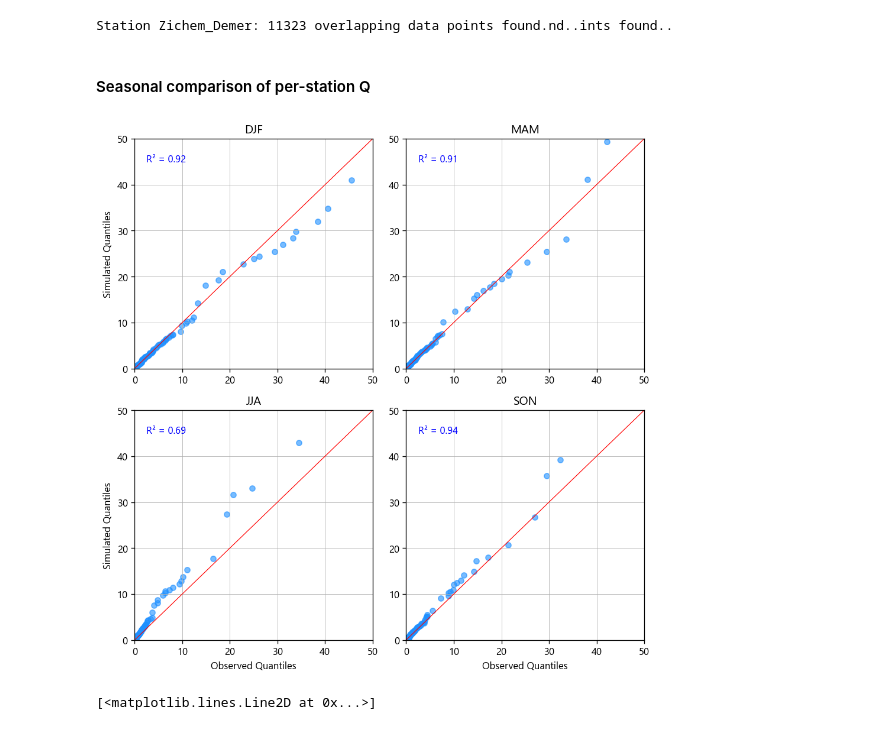
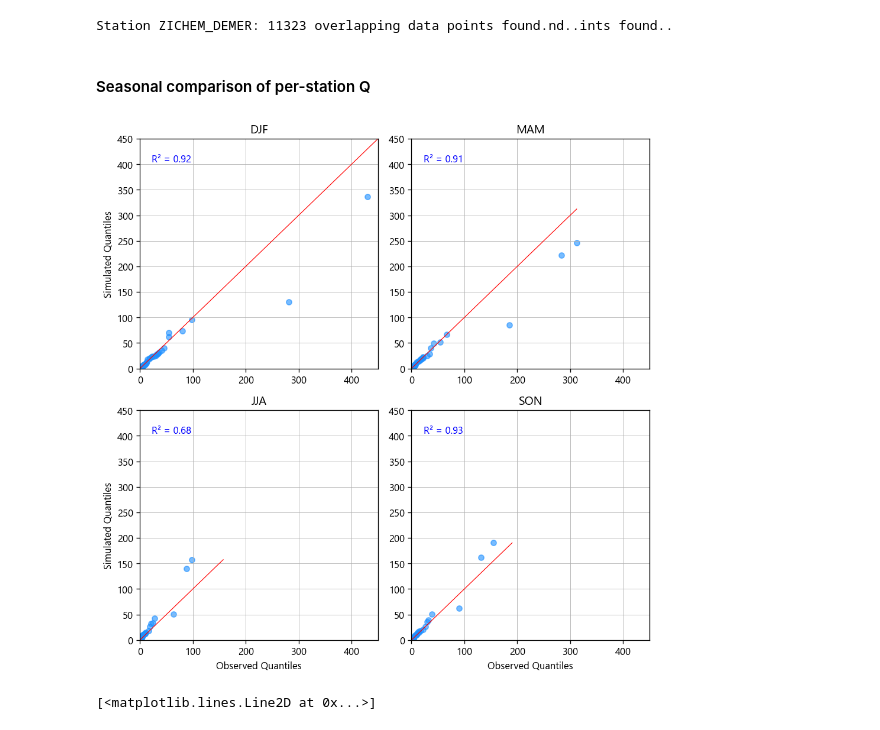
Before and after one commit to klekarkar/mHM_IO_dataprocessing, a Jupyter notebook: ISIMIP_recharge_assessment.ipynb, the cells around one changed output. Cells and saved outputs as stored; diff of their text form; code cells hidden in the pictures.

```diff
--- a/ISIMIP_recharge_assessment.ipynb
+++ b/ISIMIP_recharge_assessment.ipynb
@@ -139,6 +139,17 @@ def extract_flow_quantiles(merged_Q: pd.Series, station_id: str):
     else:
         print(f"Station {station_id}: skipped ({len(q_model)} points only).", end="\r")
         return None
+
+#==================================================
+#change dictionary keys to upper case
+def keys_upper(test_dict):
+    res = dict()
+    for key in test_dict.keys():
+        if isinstance(test_dict[key], dict):
+            res[key.upper()] = keys_upper(test_dict[key])
+        else:
+            res[key.upper()] = test_dict[key]
+    return res
 # %%
 models = ["GFDL-ESM4", "IPSL-CM6A-LR", "MPI-ESM1-2-HR", "MRI-ESM2-0", "UKESM1-0-LL"]
 
@@ -151,9 +162,14 @@ for model in models:
     for fpath in sim_files:
         station_name = os.path.splitext(os.path.basename(fpath))[0]
 
-        if station_name in eval_Obs:
+        #match cases
+        station_name = station_name.upper()
 
-            obs_Q = eval_Obs[station_name]
+        #change dict keys to upper case
+        eval_Obs_upper = keys_upper(eval_Obs)
+        if station_name in eval_Obs_upper.keys():
+
+            obs_Q = eval_Obs_upper[station_name]
             #set index to datetime if not already
             if not isinstance(obs_Q.index, pd.DatetimeIndex):
                 obs_Q.index = pd.to_datetime(obs_Q.index)
@@ -174,7 +190,7 @@ for model in models:
 
         all_quantiles[model] = quantiles_df
 # %% [output]
-Station Zichem_Demer: 11323 overlapping data points found.nd..ints found..
+Station ZICHEM_DEMER: 11323 overlapping data points found.nd..ints found..
 # %% [markdown]
 #### Seasonal comparison of per-station Q
 # %%
@@ -185,6 +201,7 @@ season_map = {12:"DJF",1:"DJF",2:"DJF",
 
 all_seasonal = {}
 
+
 for model in models:
     sim_files = glob.glob(f"isimip_Q/{model}/Qrouted/*.csv")
     model_season = []
@@ -192,9 +209,15 @@ for model in models:
     for fpath in sim_files:
         station_name = os.path.splitext(os.path.basename(fpath))[0]
 
-        if station_name in eval_Obs:
+        #match cases
+        station_name = station_name.upper()
 
-            obs_Q = eval_Obs[station_name]
+        #change dict keys to upper case
+        eval_Obs_upper = keys_upper(eval_Obs)
+
+        if station_name in eval_Obs_upper.keys():
+
+            obs_Q = eval_Obs_upper[station_name]
             sim_Q = pd.read_csv(fpath, index_col=0, parse_dates=True)
 
             # merge by date
@@ -236,36 +259,36 @@ for ax, season in zip(axes.ravel(), seasons):
 
     probs = np.linspace(0, 100, 101)
     eval_Obs = np.nanpercentile(obs_season, probs)
     q_sim = np.nanpercentile(sim_season, probs)
 
     # Compute R²
     r2_season = r2_score(eval_Obs, q_sim)
 
     # Plot points
     ax.scatter(eval_Obs, q_sim, alpha=0.6, s=30, c='dodgerblue')
 
     # 1:1 line
     lims = [min(eval_Obs.min(), q_sim.min()), max(eval_Obs.max(), q_sim.max())]
     ax.plot(lims, lims, 'r-', lw=0.7)
 
     ax.set_title(season)
     ax.text(0.05, 0.9, f'R² = {r2_season:.2f}', transform=ax.transAxes, fontsize=10, color='blue')
 
-    ax.set_xlim(0, 50)
-    ax.set_ylim(0, 50)
+    ax.set_xlim(0, 450)
+    ax.set_ylim(0, 450)
     ax.grid(lw=0.5)
 
 # Common x/y labels
 for i, ax in enumerate(axes.ravel()):
     if i in [0, 2]:  # left column
         ax.set_ylabel("Simulated Quantiles")
     if i in [2, 3]:  # bottom row
         ax.set_xlabel("Observed Quantiles")
 
 plt.tight_layout()
 plt.show()
 # %% [output]
-[figure, old version]
+[figure, new version]
 # %%
 seasons = ["DJF", "MAM", "JJA", "SON"]
 colors  = {"DJF":"dodgerblue", "MAM":"dodgerblue", "JJA":"dodgerblue", "SON":"dodgerblue"}
```
Also changed, not shown: parts of 7 cells of this notebook.
